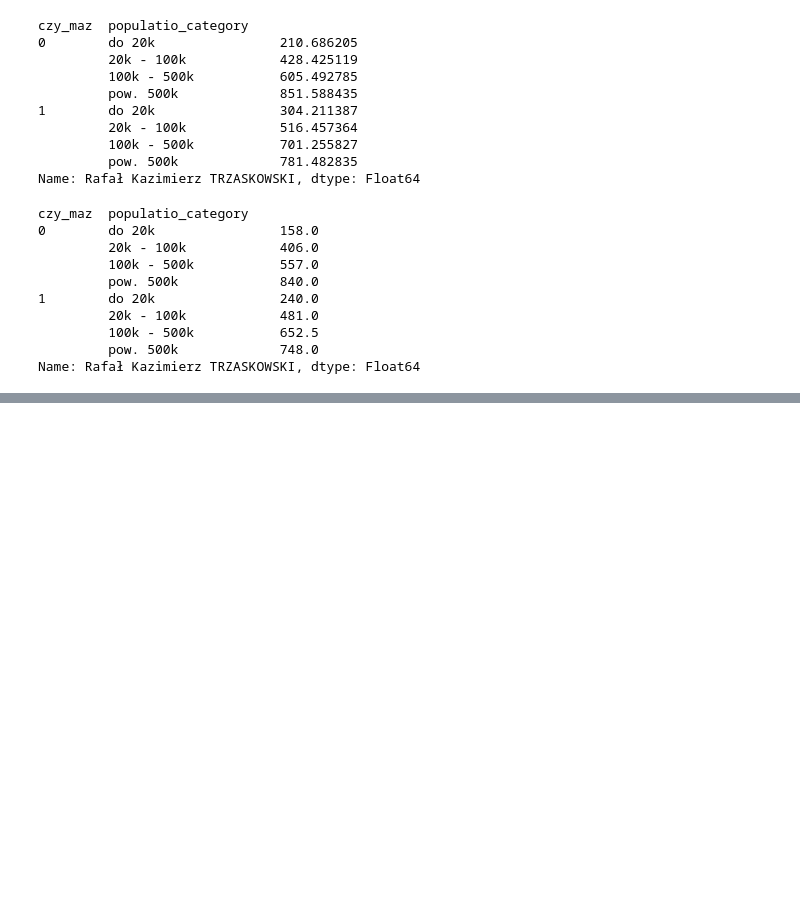
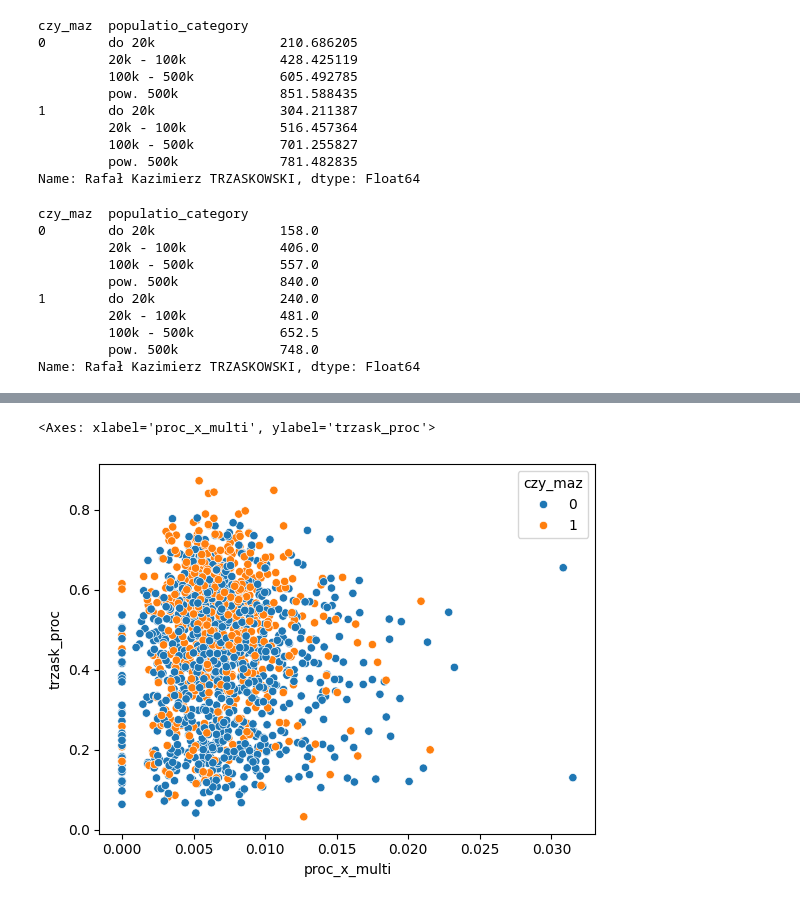
Before and after one commit to GrabarzVIII/election_analisys_stacjaIT, a Jupyter notebook: notebooks/analisys.ipynb, the cells around one changed output, grey strips where cells are left out. Saved outputs shown, nothing was run; the diff lists cells and outputs as text; code cells hidden in the pictures; blank space fills up the shorter version.

Commit message:
invalid votes vs Trzaskowski proc

```diff
--- a/notebooks/analisys.ipynb
+++ b/notebooks/analisys.ipynb
@@ -282,0 +293,2 @@ Name: Rafał Kazimierz TRZASKOWSKI, dtype: Float64
+# %%
+turn2['sr_glosy_niewaz_wojew_kat'] = turn2.groupby(['Województwo','populatio_category'])['proc_niewaznych_glosow'].transform('mean')
@@ -282,0 +301,9 @@ Name: Rafał Kazimierz TRZASKOWSKI, dtype: Float64
+# %%
+turn2_invalid_votes = turn2[turn2['proc_niewaznych_glosow'] > turn2['sr_glosy_niewaz_wojew_kat']].sample(1500, random_state=2137)
+# %%
+turn2_invalid_votes['trzask_proc'] = turn2_invalid_votes['Rafał Kazimierz TRZASKOWSKI']/turn2_invalid_votes['Liczba głosów ważnych oddanych łącznie na wszystkich kandydatów']
+# %%
+sns.scatterplot(data=turn2_invalid_votes, x='proc_x_multi', y='trzask_proc', hue='czy_maz')
+# %% [output]
+<Axes: xlabel='proc_x_multi', ylabel='trzask_proc'>
+[figure, added]
```
Also changed, not shown: parts of 4 cells of this notebook.
